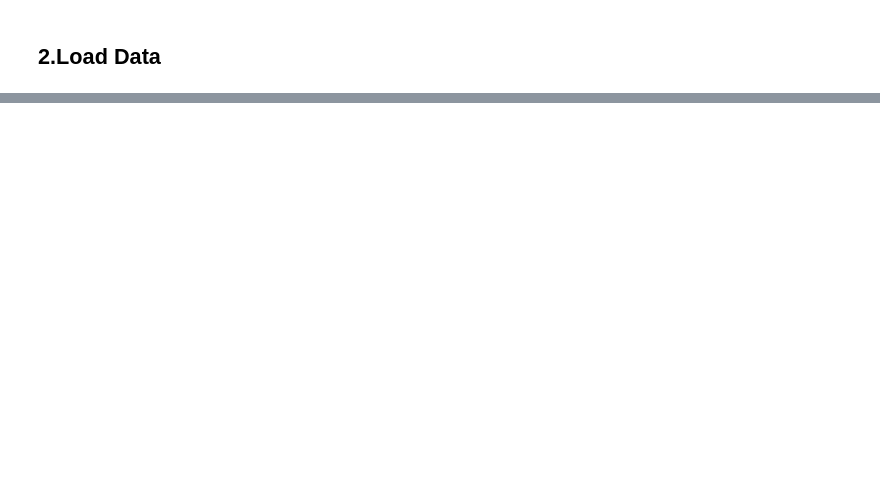
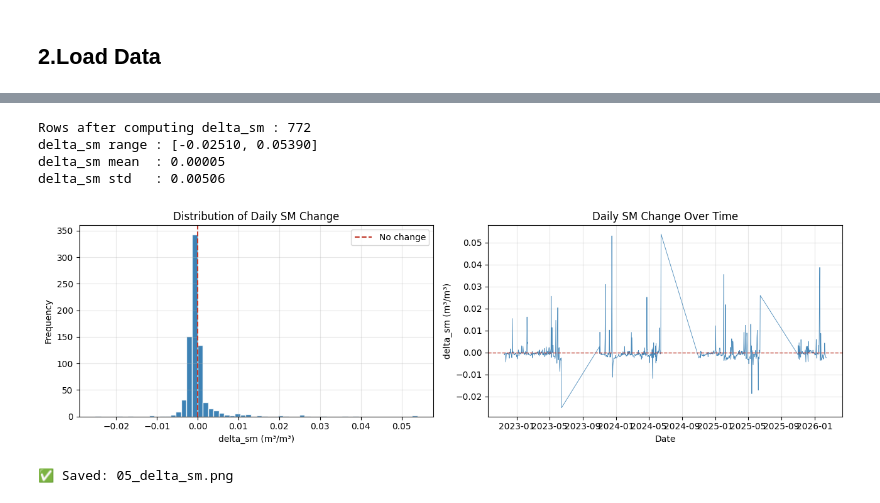
Before and after one commit to Hajer5503/AgriSmart, a Jupyter notebook: modules/irrigation_rl/notebooks/02_data_preparation.ipynb, the cells around one changed output, grey strips where cells are left out. Saved outputs shown, nothing was run; the diff lists cells and outputs as text; code cells hidden in the pictures; blank space fills up the shorter version.

```diff
--- a/modules/irrigation_rl/notebooks/02_data_preparation.ipynb
+++ b/modules/irrigation_rl/notebooks/02_data_preparation.ipynb
@@ -374,0 +565,39 @@ files.download("prepared_rl_dataset_extended.csv")
+# %%
+df['delta_sm'] = (df['sm_root'].shift(-1) - df['sm_root']).round(6)
+
+# Drop the last row — it has no next-day moisture value
+df = df.iloc[:-1].reset_index(drop=True)
+
+print(f"Rows after computing delta_sm : {len(df)}")
+print(f"delta_sm range : [{df['delta_sm'].min():.5f}, {df['delta_sm'].max():.5f}]")
+print(f"delta_sm mean  : {df['delta_sm'].mean():.5f}")
+print(f"delta_sm std   : {df['delta_sm'].std():.5f}")
+# %% [output]
+Rows after computing delta_sm : 772
+delta_sm range : [-0.02510, 0.05390]
+delta_sm mean  : 0.00005
+delta_sm std   : 0.00506
+# %%
+# ── Visualise delta_sm ────────────────────────────────────────────────────
+fig, axes = plt.subplots(1, 2, figsize=(13, 4))
+
+axes[0].hist(df['delta_sm'], bins=60, color='#1B6CA8', alpha=0.85, edgecolor='white')
+axes[0].axvline(0, color='#C0392B', linewidth=1.5, linestyle='--', label='No change')
+axes[0].set_xlabel('delta_sm (m³/m³)')
+axes[0].set_ylabel('Frequency')
+axes[0].set_title('Distribution of Daily SM Change')
+axes[0].legend(); axes[0].grid(True, alpha=0.3)
+
+axes[1].plot(df['date'], df['delta_sm'], color='#1B6CA8', linewidth=0.6, alpha=0.8)
+axes[1].axhline(0, color='#C0392B', linewidth=1.0, linestyle='--')
+axes[1].set_xlabel('Date'); axes[1].set_ylabel('delta_sm (m³/m³)')
+axes[1].set_title('Daily SM Change Over Time')
+axes[1].grid(True, alpha=0.3)
+
+plt.tight_layout()
+plt.savefig('05_delta_sm.png', dpi=120, bbox_inches='tight')
+plt.show()
+print("✅ Saved: 05_delta_sm.png")
+# %% [output]
+[figure, added]
+✅ Saved: 05_delta_sm.png
```
Also changed, not shown: parts of 56 cells of this notebook.
